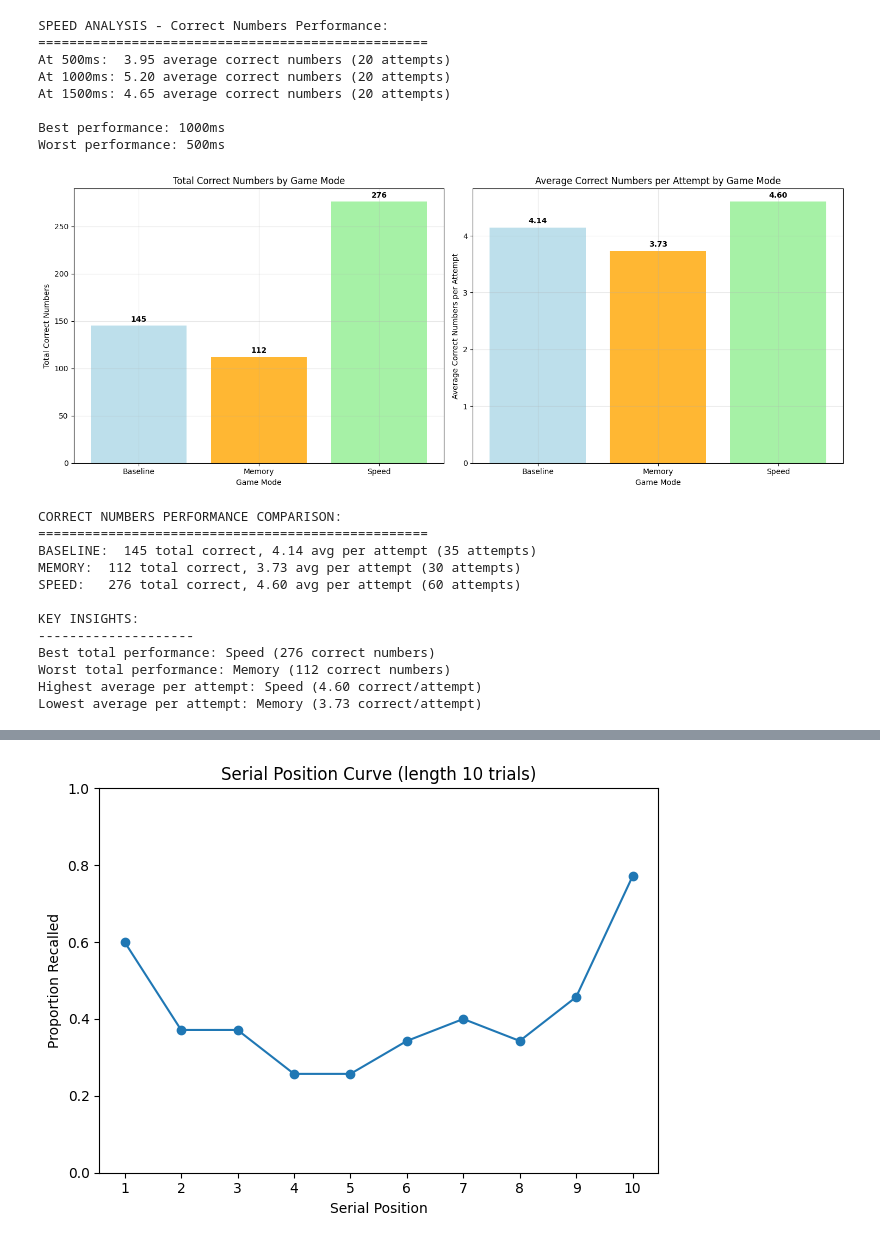
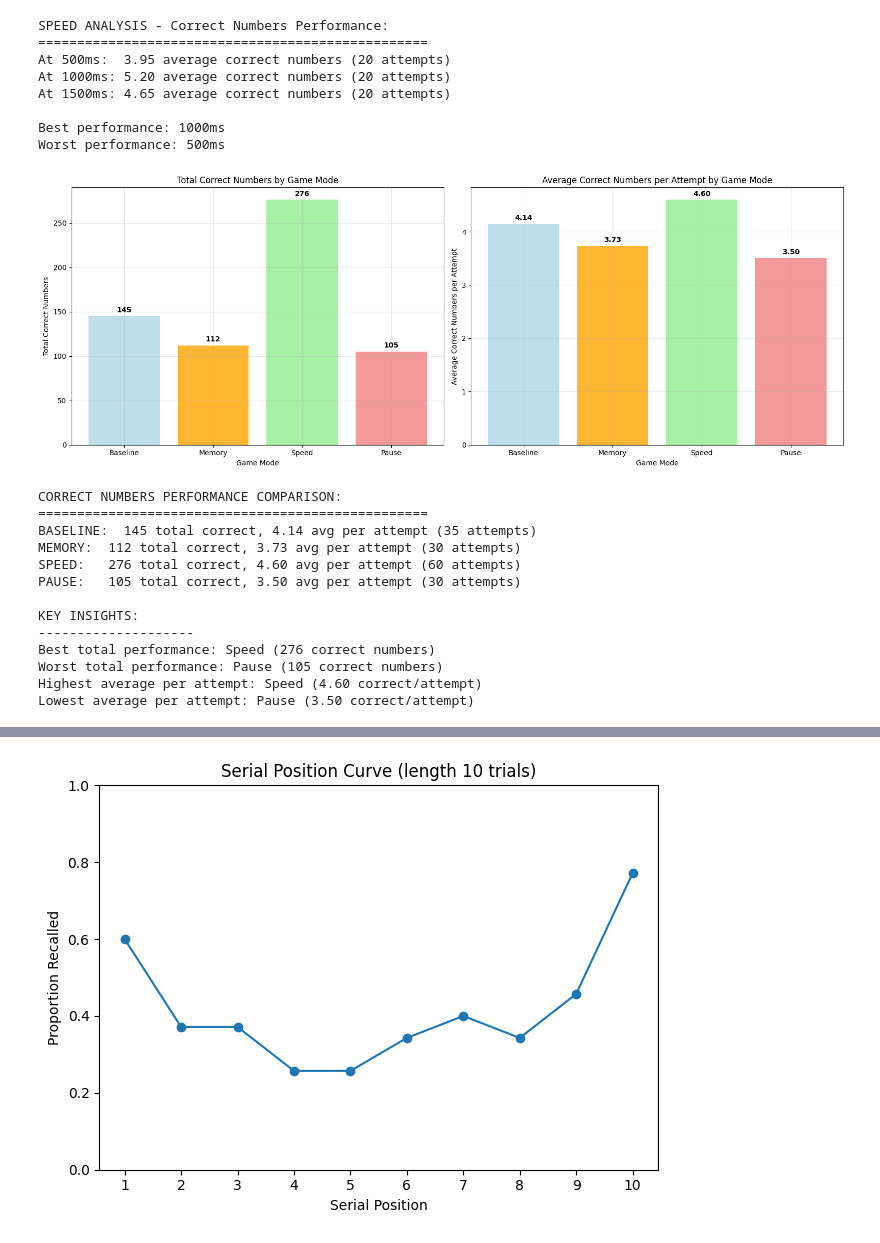
Before and after one commit to GitsUnreal/HumanMemory, a Jupyter notebook: FreeRecall/data/Dataprocessing.ipynb, the cells around one changed output, grey strips where cells are left out. Saved outputs shown, nothing was run; the diff lists cells and outputs as text; code cells hidden in the pictures.

```diff
--- a/FreeRecall/data/Dataprocessing.ipynb
+++ b/FreeRecall/data/Dataprocessing.ipynb
@@ -69,8 +72,8 @@ import numpy as np
 import pandas as pd
 import scipy.stats as st
 
-# Load the data
-dataSPEED = pd.read_csv("TotalSpeed.csv", usecols=["speed_ms", "correct_numbers"]).dropna()
+# Load the data (using different variable name to avoid conflict)
+dataSPEED_detailed = pd.read_csv("TotalSpeed.csv", usecols=["speed_ms", "correct_numbers"]).dropna()
 
 # Function to calculate mean and 95% CI for a given subset
 def calculate_mean_ci(data):
@@ -86,7 +89,7 @@ def calculate_mean_ci(data):
     })
 
 # Group by speed and apply the statistics
-speed_summary = dataSPEED.groupby("speed_ms")["correct_numbers"].apply(calculate_mean_ci).reset_index()
+speed_summary = dataSPEED_detailed.groupby("speed_ms")["correct_numbers"].apply(calculate_mean_ci).reset_index()
 
 # Print nicely formatted results
 print("Per-speed analysis (mean + 95% CI):")
@@ -118,11 +121,14 @@ first_memory = pd.read_csv("TotalMemoryPattern.csv", usecols=["first_correct"]).
 last_memory = pd.read_csv("TotalMemoryPattern.csv", usecols=["last_correct"]).squeeze("columns").astype(int)
 first_speed = pd.read_csv("TotalSpeed.csv", usecols=["first_correct"]).squeeze("columns").astype(int)
 last_speed = pd.read_csv("TotalSpeed.csv", usecols=["last_correct"]).squeeze("columns").astype(int)
+first_pause = pd.read_csv("TotalPause.csv", usecols=["first_correct"]).squeeze("columns").astype(int)
+last_pause = pd.read_csv("TotalPause.csv", usecols=["last_correct"]).squeeze("columns").astype(int)
 
 print("Loaded corrected binary indicators:")
 print(f"Baseline: {len(first_baseline)} attempts")
 print(f"Memory: {len(first_memory)} attempts")
 print(f"Speed: {len(first_speed)} attempts")
+print(f"Pause: {len(first_pause)} attempts")
 print()
 print("These now represent:")
 print("1 = User correctly included the first/last number from the sequence")
@@ -209,11 +231,11 @@ SPEED:   First: 50.0%, Last: 83.3%
 # %%
 # OVERALL COMPARISON: All game modes side by side
-fig, ax = plt.subplots(figsize=(12, 6))
+fig, ax = plt.subplots(figsize=(14, 6))
 
 # Data for grouped bar chart
-game_modes = ['Baseline', 'Memory', 'Speed']
-first_included = [first_baseline_count, first_memory_count, first_speed_count]
-last_included = [last_baseline_count, last_memory_count, last_speed_count]
+game_modes = ['Baseline', 'Memory', 'Speed', 'Pause']
+first_included = [first_baseline_count, first_memory_count, first_speed_count, first_pause_count]
+last_included = [last_baseline_count, last_memory_count, last_speed_count, last_pause_count]
 
 x = np.arange(len(game_modes))
 width = 0.35
@@ -247,7 +269,7 @@ plt.show()
 print("\nINCLUSION ANALYSIS:")
 print("-" * 40)
 for i, mode in enumerate(game_modes):
-    total_attempts = [len(first_baseline), len(first_memory), len(first_speed)][i]
+    total_attempts = [len(first_baseline), len(first_memory), len(first_speed), len(first_pause)][i]
     first_pct = (first_included[i] / total_attempts) * 100
     last_pct = (last_included[i] / total_attempts) * 100
     print(f"{mode}:")
@@ -325,16 +352,18 @@ Overall: 62 first number inclusions vs 87 last number inclusions
 # %%
 # PERCENTAGE COMPARISON CHART
-fig, ax = plt.subplots(figsize=(10, 6))
+fig, ax = plt.subplots(figsize=(12, 6))
 
 # Calculate inclusion rates as percentages
-game_modes = ['Baseline', 'Memory', 'Speed']
-total_attempts = [len(first_baseline), len(first_memory), len(first_speed)]
+game_modes = ['Baseline', 'Memory', 'Speed', 'Pause']
+total_attempts = [len(first_baseline), len(first_memory), len(first_speed), len(first_pause)]
 first_inclusion_rates = [(first_baseline_count/len(first_baseline))*100,
                          (first_memory_count/len(first_memory))*100,
-                         (first_speed_count/len(first_speed))*100]
+                         (first_speed_count/len(first_speed))*100,
+                         (first_pause_count/len(first_pause))*100]
 last_inclusion_rates = [(last_baseline_count/len(last_baseline))*100,
                         (last_memory_count/len(last_memory))*100,
-                        (last_speed_count/len(last_speed))*100]
+                        (last_speed_count/len(last_speed))*100,
+                        (last_pause_count/len(last_pause))*100]
 
 x = np.arange(len(game_modes))
 width = 0.35
@@ -419,19 +448,21 @@ import numpy as np
 total_correct_baseline = dataBASELINE.sum()    # Sum of all correct numbers in baseline mode
 total_correct_memory = dataMEMORY.sum()   # Sum of all correct numbers in memory mode
 total_correct_speed = dataSPEED.sum()      # Sum of all correct numbers in speed mode
+total_correct_pause = dataPAUSE.sum()      # Sum of all correct numbers in pause mode
 
 # Calculate average correct numbers per attempt
 avg_correct_baseline = dataBASELINE.mean()
 avg_correct_memory = dataMEMORY.mean()
 avg_correct_speed = dataSPEED.mean()
+avg_correct_pause = dataPAUSE.mean()
 
 # Create comparison charts
-fig, (ax1, ax2) = plt.subplots(1, 2, figsize=(15, 6))
+fig, (ax1, ax2) = plt.subplots(1, 2, figsize=(16, 6))
 
 # Chart 1: Total Correct Numbers Count
-game_modes = ['Baseline', 'Memory', 'Speed']
-total_correct = [total_correct_baseline, total_correct_memory, total_correct_speed]
-colors = ['lightblue', 'orange', 'lightgreen']
+game_modes = ['Baseline', 'Memory', 'Speed', 'Pause']
+total_correct = [total_correct_baseline, total_correct_memory, total_correct_speed, total_correct_pause]
+colors = ['lightblue', 'orange', 'lightgreen', 'lightcoral']
 
 bars1 = ax1.bar(game_modes, total_correct, color=colors, alpha=0.8)
 ax1.set_title('Total Correct Numbers by Game Mode')
@@ -445,7 +476,7 @@ for i, (bar, total) in enumerate(zip(bars1, total_correct)):
             f'{int(total)}', ha='center', va='bottom', fontweight='bold')
 
 # Chart 2: Average Correct Numbers per Attempt
-avg_correct = [avg_correct_baseline, avg_correct_memory, avg_correct_speed]
+avg_correct = [avg_correct_baseline, avg_correct_memory, avg_correct_speed, avg_correct_pause]
 
 bars2 = ax2.bar(game_modes, avg_correct, color=colors, alpha=0.8)
 ax2.set_title('Average Correct Numbers per Attempt by Game Mode')
@@ -459,43 +490,45 @@ for i, (bar, avg) in enumerate(zip(bars2, avg_correct)):
             f'{avg:.2f}', ha='center', va='bottom', fontweight='bold')
 
 plt.tight_layout()
 plt.show()
 
 # Print detailed summary
 print("CORRECT NUMBERS PERFORMANCE COMPARISON:")
 print("=" * 50)
 print(f"BASELINE:  {total_correct_baseline} total correct, {avg_correct_baseline:.2f} avg per attempt ({len(dataBASELINE)} attempts)")
 print(f"MEMORY:  {total_correct_memory} total correct, {avg_correct_memory:.2f} avg per attempt ({len(dataMEMORY)} attempts)")
 print(f"SPEED:   {total_correct_speed} total correct, {avg_correct_speed:.2f} avg per attempt ({len(dataSPEED)} attempts)")
+print(f"PAUSE:   {total_correct_pause} total correct, {avg_correct_pause:.2f} avg per attempt ({len(dataPAUSE)} attempts)")
 
 # Find which mode has best/worst performance
 max_total = max(total_correct)
 min_total = min(total_correct)
 max_mode = game_modes[total_correct.index(max_total)]
 min_mode = game_modes[total_correct.index(min_total)]
 
 max_avg = max(avg_correct)
 min_avg = min(avg_correct)
 max_avg_mode = game_modes[avg_correct.index(max_avg)]
 min_avg_mode = game_modes[avg_correct.index(min_avg)]
 
 print(f"\nKEY INSIGHTS:")
 print("-" * 20)
 print(f"Best total performance: {max_mode} ({int(max_total)} correct numbers)")
 print(f"Worst total performance: {min_mode} ({int(min_total)} correct numbers)")
 print(f"Highest average per attempt: {max_avg_mode} ({max_avg:.2f} correct/attempt)")
 print(f"Lowest average per attempt: {min_avg_mode} ({min_avg:.2f} correct/attempt)")
 # %% [output]
-[figure, old version]
+[figure, new version]
 CORRECT NUMBERS PERFORMANCE COMPARISON:
 ==================================================
 BASELINE:  145 total correct, 4.14 avg per attempt (35 attempts)
 MEMORY:  112 total correct, 3.73 avg per attempt (30 attempts)
 SPEED:   276 total correct, 4.60 avg per attempt (60 attempts)
+PAUSE:   105 total correct, 3.50 avg per attempt (30 attempts)
 
 KEY INSIGHTS:
 --------------------
 Best total performance: Speed (276 correct numbers)
-Worst total performance: Memory (112 correct numbers)
+Worst total performance: Pause (105 correct numbers)
 Highest average per attempt: Speed (4.60 correct/attempt)
-Lowest average per attempt: Memory (3.73 correct/attempt)
+Lowest average per attempt: Pause (3.50 correct/attempt)
```
Also changed, not shown: parts of 7 cells of this notebook, 2 other files.
